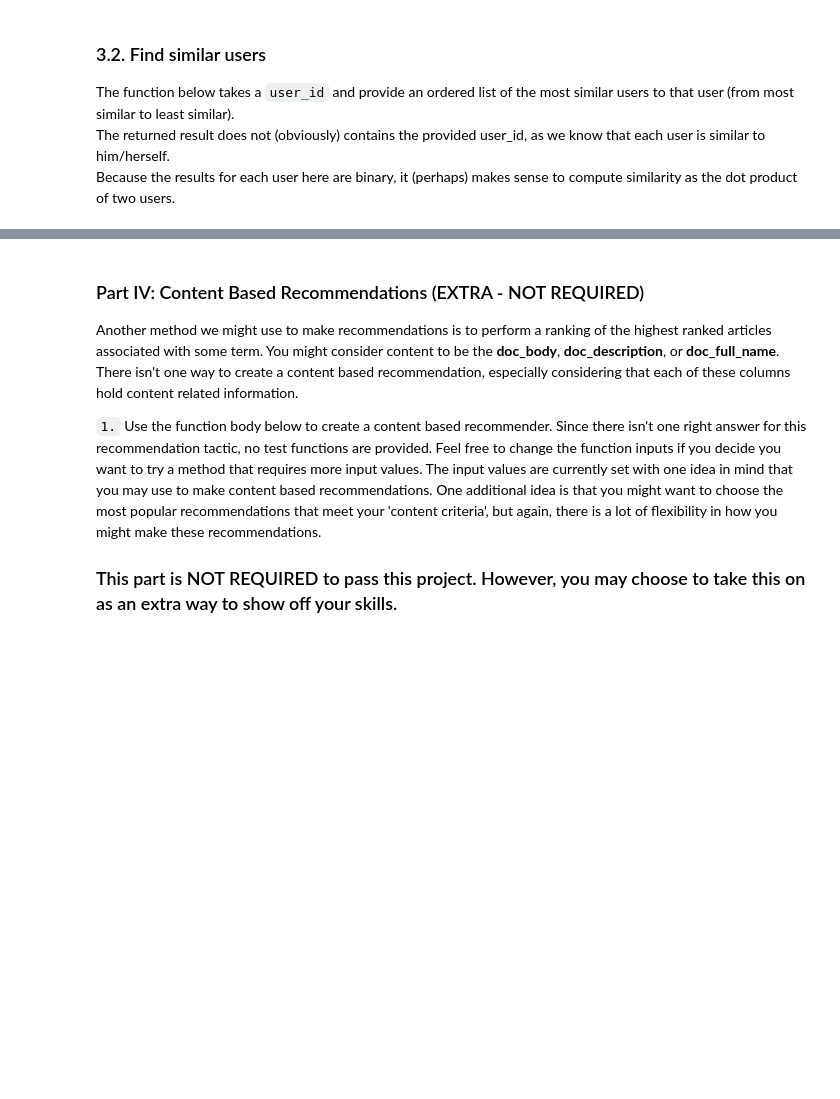
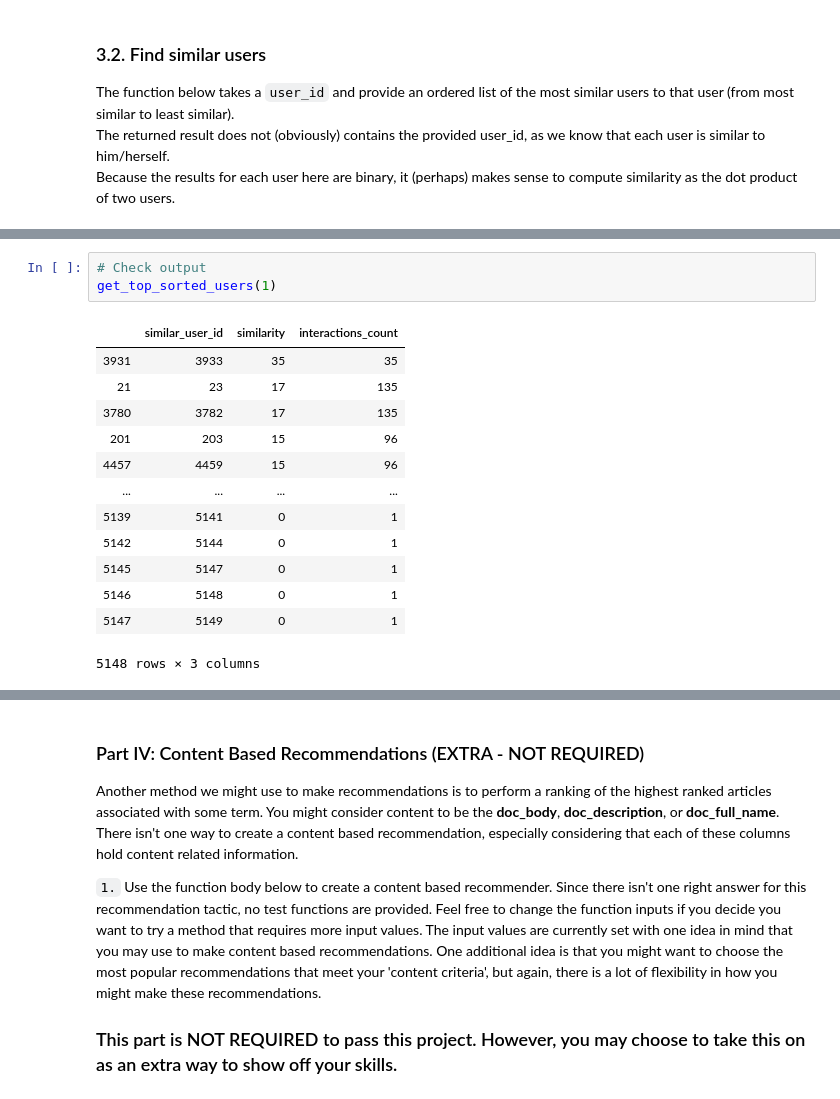
Before and after one commit to nidragedd/udadsnd-p6-recommendation_engine, a Jupyter notebook: notebooks/Recommendations_with_IBM.ipynb, the cells around one changed output, grey strips where cells are left out. Cells and saved outputs as stored; diff of their text form; blank space fills up the shorter version.

```diff
--- a/notebooks/Recommendations_with_IBM.ipynb
+++ b/notebooks/Recommendations_with_IBM.ipynb
@@ -590,3 +669,20 @@ def user_user_recs_part2(user_id, m=10):
+# %%
+# Check output
+get_top_sorted_users(1)
+# %% [output]
+|  | similar_user_id | similarity | interactions_count |
+| 3931 | 3933 | 35 | 35 |
+| 21 | 23 | 17 | 135 |
+| 3780 | 3782 | 17 | 135 |
+| 201 | 203 | 15 | 96 |
+| 4457 | 4459 | 15 | 96 |
+| ... | ... | ... | ... |
+| 5139 | 5141 | 0 | 1 |
+| 5142 | 5144 | 0 | 1 |
+| 5145 | 5147 | 0 | 1 |
+| 5146 | 5148 | 0 | 1 |
+| 5147 | 5149 | 0 | 1 |
+5148 rows × 3 columns
 # %%
 # Quick spot check - don't change this code - just use it to test your functions
 rec_ids, rec_names = user_user_recs_part2(20, 10)
```
Also changed, not shown: parts of 23 cells of this notebook.
